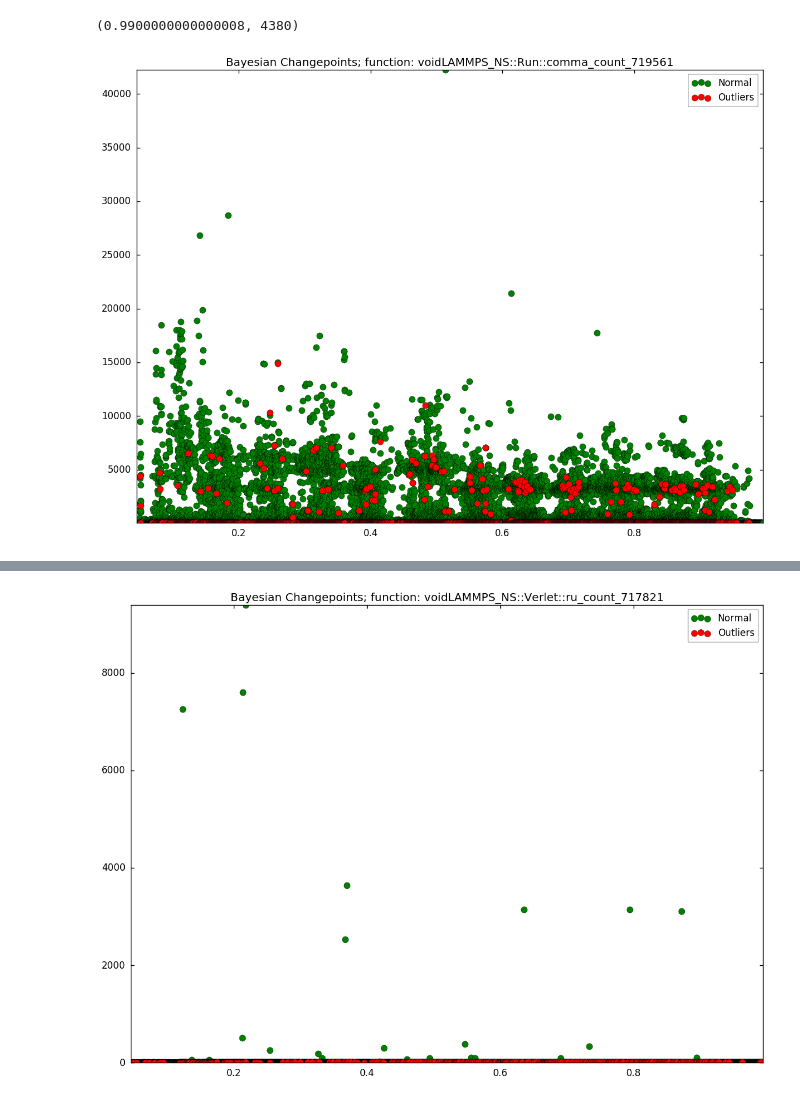
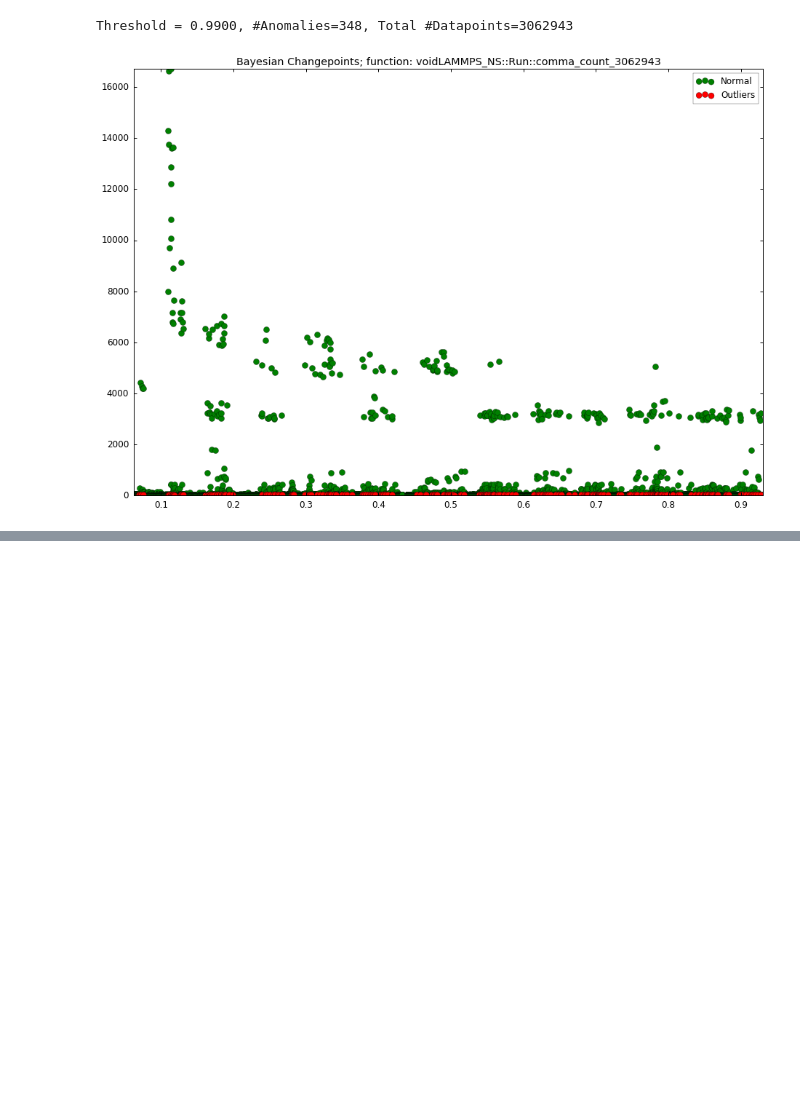
Before and after one commit to CODARcode/PerformanceAnalysis, a Jupyter notebook: src/n_gram_all_analysis_(Bayesian_Changepoints).ipynb, the cells around one changed output, grey strips where cells are left out. Cells and saved outputs as stored; diff of their text form; code cells hidden in the pictures; blank space fills up the shorter version.

Commit message:
Bayesian Online Changepoint Detection

```diff
--- a/src/n_gram_all_analysis_(Bayesian_Changepoints).ipynb
+++ b/src/n_gram_all_analysis_(Bayesian_Changepoints).ipynb
@@ -11,11 +14,11 @@ import glob
 import graphlab as gl
 # %%
 os.getcwd()
-os.chdir("/oasis/scratch/comet/a1singh/temp_project/bnl_dataframes/csvs")
+os.chdir("/datavol2/bnl_dataframes/csvs")
 os.getcwd()
 
-init = True
-sf   = None
+init  = True
+sf    = None
 itera = 0
 
 for file in glob.glob("ee*.json.df.csv"):
@@ -28,8 +31,8 @@ for file in glob.glob("ee*.json.df.csv"):
     else:
         sf = sf.append(gl.SFrame.read_csv(file, verbose=False))
     #
-    print(itera, " File : ",file, "::  Size > ", sf.num_cols(), sf.num_rows())
+    print(itera, " File : ", file, "| Size > ", sf.num_cols(), sf.num_rows())
 
-    if itera > 50:
+    if itera > 200:
         break
 # %% [output]
@@ -85,15 +88,16 @@ ngram_count.print_rows(max_column_width=70)
 # %%
 # Define max and min threshold
-min = 500000
-max = 10*min #float("inf")
+minn = 1591920
+maxx = 10*min                      #float("inf")
 
-subset = ngram_count[(ngram_count['numberofcalls'] > min) & (ngram_count['numberofcalls'] < max)]
+subset = ngram_count[(ngram_count['numberofcalls'] > minn) & (ngram_count['numberofcalls'] < maxx)]
 freq   = subset.sample(0.1)
 
-mul=5
+mul=0.01
 while (len(freq) < 1 and mul<1):
-    freq   = subset.sample(0.05*mul)
-    mul *= 5
+    mul    *= 5
+    freq   = subset.sample(mul)
 
-freq.print_rows(max_column_width=70)
+
+freq.print_rows(max_column_width=60)
 # %% [output]
@@ -110,7 +113,7 @@ def perform_bayesiancp(sf, thetitle, frac):
     import matplotlib.pyplot as plt
 
     fig = matplotlib.pyplot.gcf()
-    fig.set_size_inches(14.5, 10.5)
+    fig.set_size_inches(15.5, 10.5)
 
     #Prune extreme outliers
     prune   = 100000
@@ -129,7 +132,7 @@ def perform_bayesiancp(sf, thetitle, frac):
     sf = sf.sort('time_by_lasttime', ascending = True)
     #print('Checkpoint 1 Sorted')
 
-    model = gl.anomaly_detection.bayesian_changepoints.create(sf, lag=2,   feature='time_diff')
+    model = gl.anomaly_detection.bayesian_changepoints.create(sf, lag=3,   feature='time_diff')
 
     #model['scores'].print_rows(max_column_width=100)
 
@@ -144,7 +147,7 @@ def perform_bayesiancp(sf, thetitle, frac):
         thresh  += .001
         howmany += 1
 
-    print(thresh, len(scores[scores>thresh]))
+    print("Threshold = %.4f, #Anomalies=%d, Total #Datapoints=%d" % (thresh, len(scores[scores>thresh]), len(scores)))
 
     plt.title("Bayesian Changepoints; function: " + str(thetitle))
 
@@ -175,14 +178,16 @@ def perform_bayesiancp(sf, thetitle, frac):
     plt.show()
     #matplotlib.pyplot.draw()
 # %%
+%%time
+
 sns.set_context("notebook", font_scale=1.2, rc={"lines.linewidth": 2.5})
 
 for i in range(len(freq)):
     pick_func = freq[i]['kl']
     count     = freq[i]['numberofcalls']
     lbl       = str(pick_func)[:25] +'_count_'+ str(count)
 
-    perform_bayesiancp(sf[sf['kl'] == pick_func], lbl, 0.001)
+    perform_bayesiancp(sf[sf['kl'] == pick_func], thetitle=lbl, frac=0.0001)
 # %% [output]
-(0.9900000000000008, 4380)
+Threshold = 0.9900, #Anomalies=348, Total #Datapoints=3062943
-[figure, old version]
+[figure, new version]
@@ -190,4 +196,3 @@ for i in range(len(freq)):
-[figure, removed]
 # %%
 #################################################################
 #################################################################
```
Also changed, not shown: parts of 8 cells of this notebook, 1 other file.
